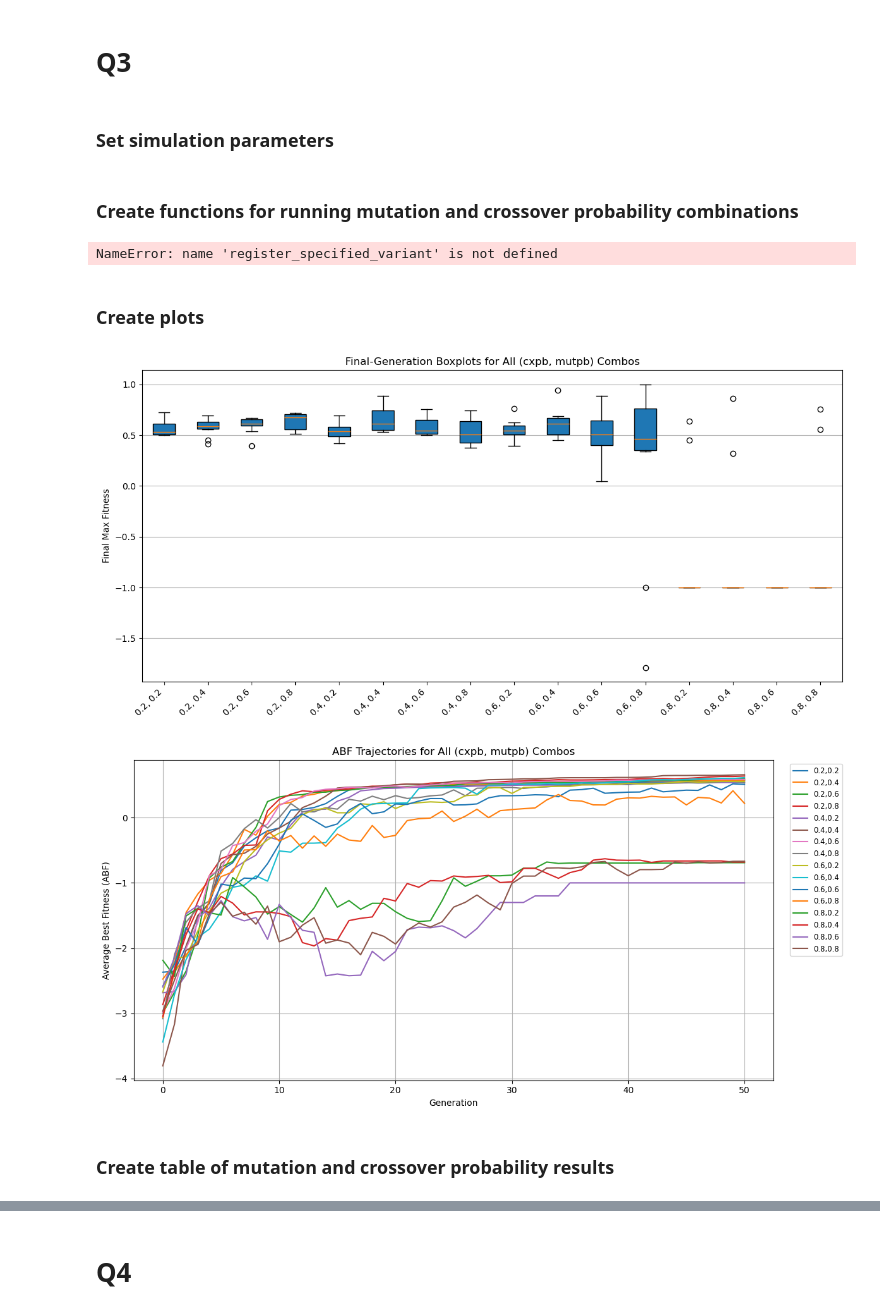
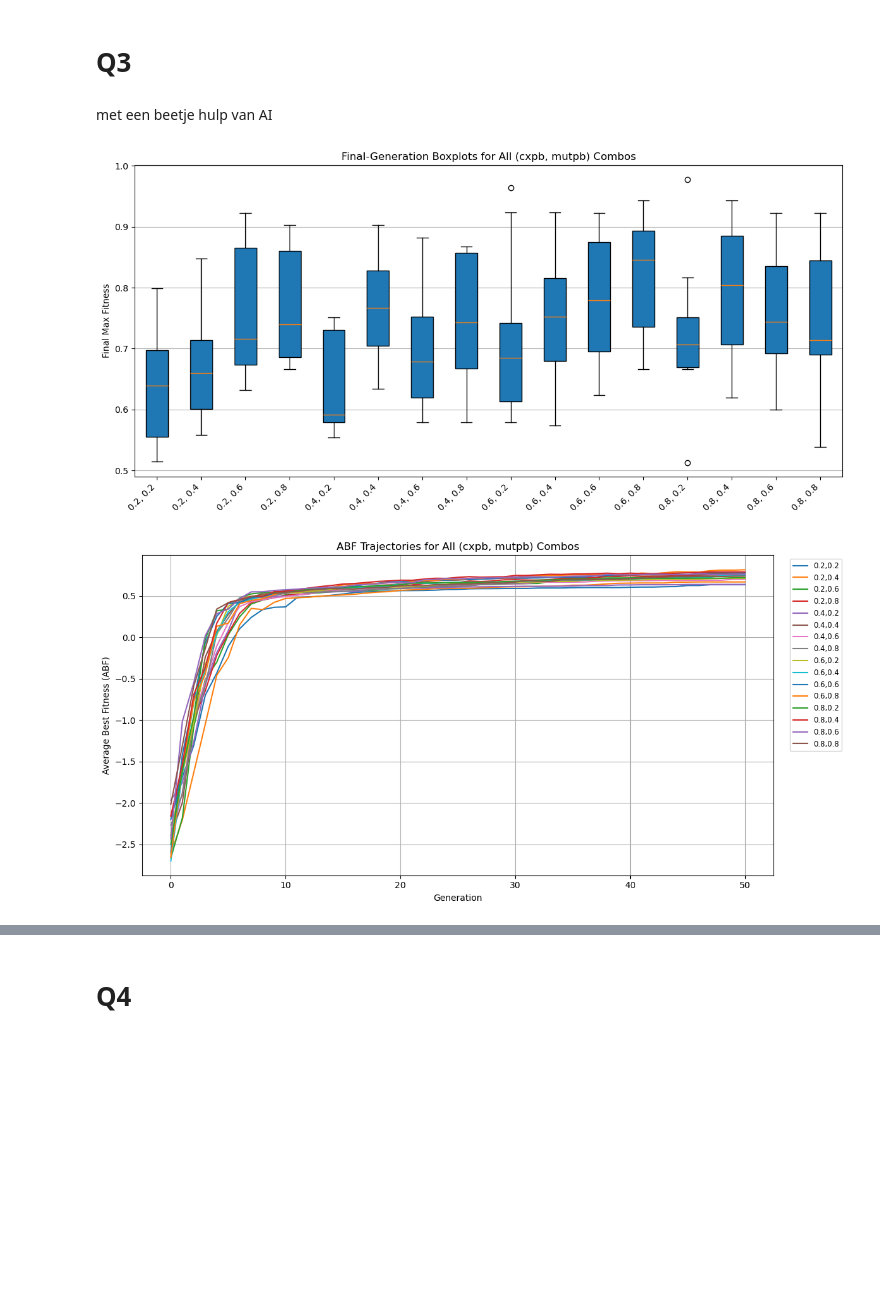
Before and after one commit to QuintenTijn/Decision_with_AI, a Jupyter notebook: Code_final.ipynb, the cells around one changed output, grey strips where cells are left out. Drawn from its saved outputs; the diff is of its cells as text; code cells hidden in the pictures; blank space fills up the shorter version.

Commit message:
results

```diff
--- a/Code_final.ipynb
+++ b/Code_final.ipynb
@@ -20,7 +175,7 @@ creator.create("Individual", list, fitness=creator.FitnessMax) # Creates an indi
 
 toolbox = base.Toolbox()
 
-NGEN = 10        # Number of Generations
+NGEN = 50        # Number of Generations
 # Just took standard values for hyperparameters
 POP_SIZE = 100   # Population size
 CXPB = 0.5       # Crossover Probability
@@ -124,7 +268,7 @@ creator.create("Individual", list, fitness=creator.FitnessMax) # Creates an indi
 
 toolbox = base.Toolbox() # Create new empty toolbox
 
-NGEN = 10        # Number of Generations
+NGEN = 50        # Number of Generations
 NUM_RUNS = 10    # Number of runs for boxplots
 # Just took standard values for hyperparameters
 POP_SIZE = 150   # Population size
@@ -251,15 +467,16 @@ plot_ABF(results, combinations, title)
 # %% [markdown]
 # Q3
-# %% [markdown]
-### Set simulation parameters
+# %% [markdown]
+met een beetje hulp van AI
 # %%
+
 NUM_RUNS = 10
 NGEN = 50
-POP_SIZE = 100
+POP_SIZE = 150
-# %% [markdown]
-### Create functions for running mutation and crossover probability combinations
 # %%
-# Refactor the runner:
+import copy
+
+# 1) Refactor the runner:
 def run_genetic_algorithm(toolbox, cxpb, mutpb, num_runs=NUM_RUNS):
     """
     Runs the GA num_runs times with the given crossover/mutation probabilities.
@@ -268,6 +485,7 @@ def run_genetic_algorithm(toolbox, cxpb, mutpb, num_runs=NUM_RUNS):
     max_fitnesses_all_runs = []
 
     for run in tqdm(range(num_runs), desc=f"GA Runs (cxpb={cxpb}, mutpb={mutpb})"):
+
         pop = toolbox.population(n=POP_SIZE)
         hof = tools.HallOfFame(1)
 
@@ -288,20 +506,21 @@ def run_genetic_algorithm(toolbox, cxpb, mutpb, num_runs=NUM_RUNS):
     return np.array(max_fitnesses_all_runs).T
 
 
-# Build probability‐combos list:
+# 2) Build your probability‐combos list:
 import itertools
 crossover_prob_list = [0.2, 0.4, 0.6, 0.8]
 mutation_prob_list  = [0.2, 0.4, 0.6, 0.8]
 combinations_q3 = list(itertools.product(crossover_prob_list, mutation_prob_list))
 
 
-# Sweep over them, reusing your toolbox but with your *fixed* best operators:
-best_crossover = tools.cxOrdered
-best_mutation  = tools.mutShuffleIndexes
+# 3) Sweep over them, reusing your toolbox but with your *fixed* best operators:
+best_crossover = tools.cxTwoPoint
+best_mutation  = tools.mutUniformInt
 best_selection = tools.selTournament
 
 # Register toolbox
 tbx = base.Toolbox()
+tbx.__dict__.update(copy.deepcopy(toolbox.__dict__))
 tbx = register_specified_variant(tbx,best_crossover,best_mutation, best_selection)
 results_q3 = {}
 for i, (cxpb, mutpb) in enumerate(
@@ -310,10 +529,6 @@ for i, (cxpb, mutpb) in enumerate(
     # run and store
     max_fit = run_genetic_algorithm(tbx, cxpb, mutpb)
     results_q3[(cxpb, mutpb)] = max_fit
-# %% [output]
-NameError: name 'register_specified_variant' is not defined
-# %% [markdown]
-### Create plots
 # %%
 import matplotlib.pyplot as plt
 
@@ -327,38 +542,35 @@ for (cxpb, mutpb), arr in results_q3.items():
     final_gen = arr[-1, :]
     data_to_plot.append(final_gen)
     labels.append(f"{cxpb:.1f}, {mutpb:.1f}")
 
 ax.boxplot(data_to_plot, patch_artist=True)
 ax.set_xticklabels(labels, rotation=45, ha='right')
-ax.set_xlabel("Crossover, Mutation Probabilities")
 ax.set_ylabel("Final Max Fitness")
 ax.set_title("Final‐Generation Boxplots for All (cxpb, mutpb) Combos")
 ax.grid(axis='y')
 plt.tight_layout()
 plt.show()
 
 
 # 2) “Average Best Fitness” curves across generations for each combo
 fig, ax = plt.subplots(figsize=(12, 6))
 
 for (cxpb, mutpb), arr in results_q3.items():
     # compute ABF = mean over runs at each generation
     abf = arr.mean(axis=1)
     gens = range(len(abf))
     ax.plot(gens, abf, label=f"{cxpb:.1f},{mutpb:.1f}")
 
 ax.set_xlabel("Generation")
 ax.set_ylabel("Average Best Fitness (ABF)")
 ax.set_title("ABF Trajectories for All (cxpb, mutpb) Combos")
 ax.legend(bbox_to_anchor=(1.02, 1), loc='upper left', fontsize='small')
 ax.grid()
 plt.tight_layout()
 plt.show()
 # %% [output]
-[figure, old version]
+[figure, new version]
-[figure, old version]
+[figure, new version]
-# %% [markdown]
-### Create table of mutation and crossover probability results
 # %%
 import pandas as pd
 
```
Also changed, not shown: parts of 23 cells of this notebook.
